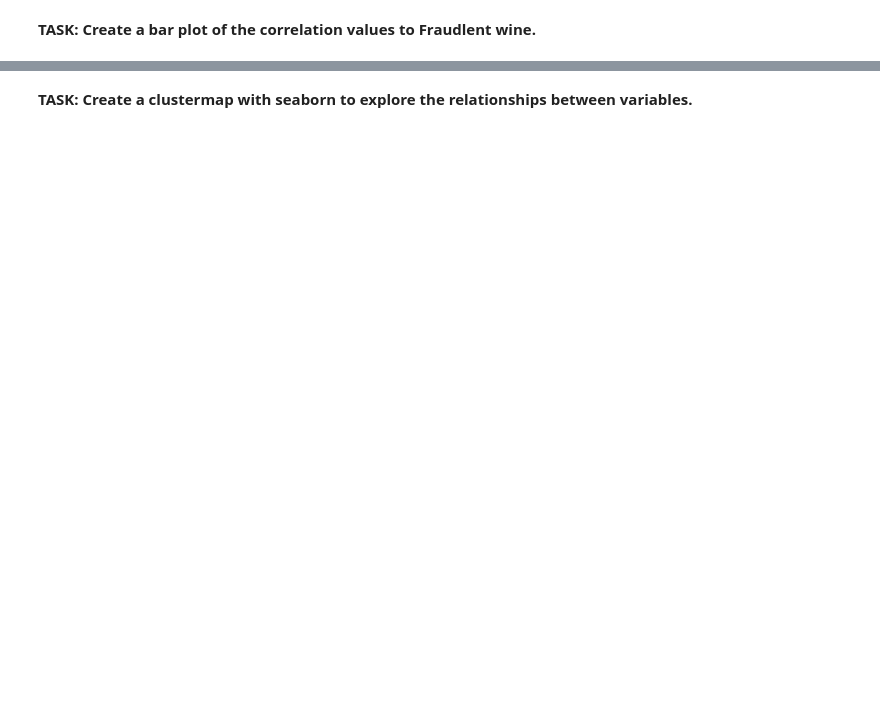
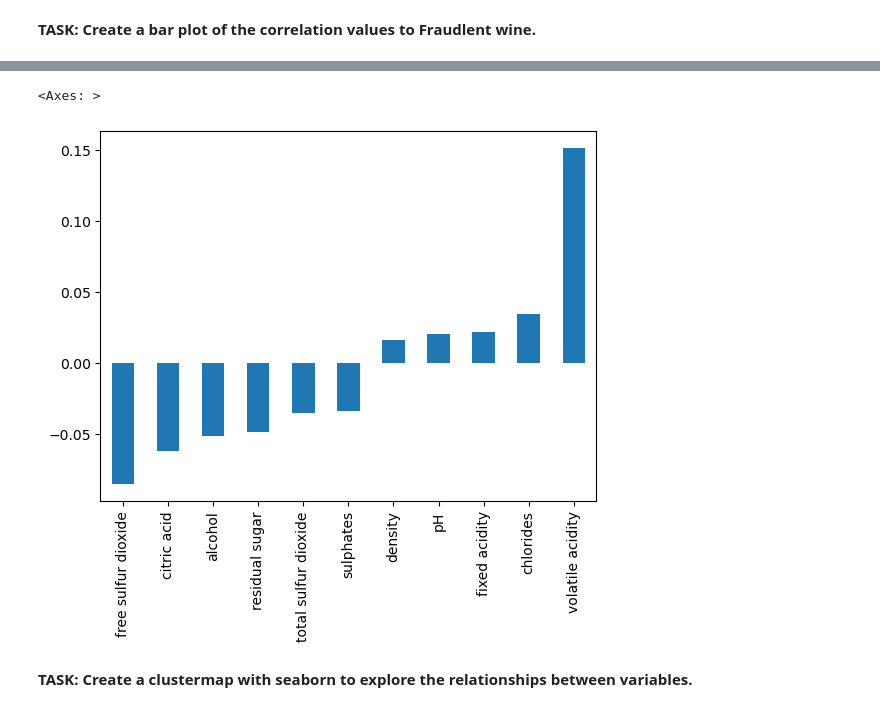
Before and after one commit to KokYenZein/Fraud-in-Wine-Data-Analysis, a Jupyter notebook: Fraud-in-Wine-Data-Analysis.ipynb, the cells around one changed output, grey strips where cells are left out. Cells and saved outputs as stored; diff of their text form; code cells hidden in the pictures; blank space fills up the shorter version.

Commit message:
visualization

```diff
--- a/Fraud-in-Wine-Data-Analysis.ipynb
+++ b/Fraud-in-Wine-Data-Analysis.ipynb
@@ -124,2 +116,7 @@ Name: Fraud, dtype: float64
+# %%
+df.drop(["quality", "type"], axis=1).corr()["Fraud"][:-1].sort_values().plot(kind="bar")
+# %% [output]
+<Axes: >
+[figure, added]
 # %% [markdown]
 **TASK: Create a clustermap with seaborn to explore the relationships between variables.**
```
Also changed, not shown: parts of 8 cells of this notebook.
